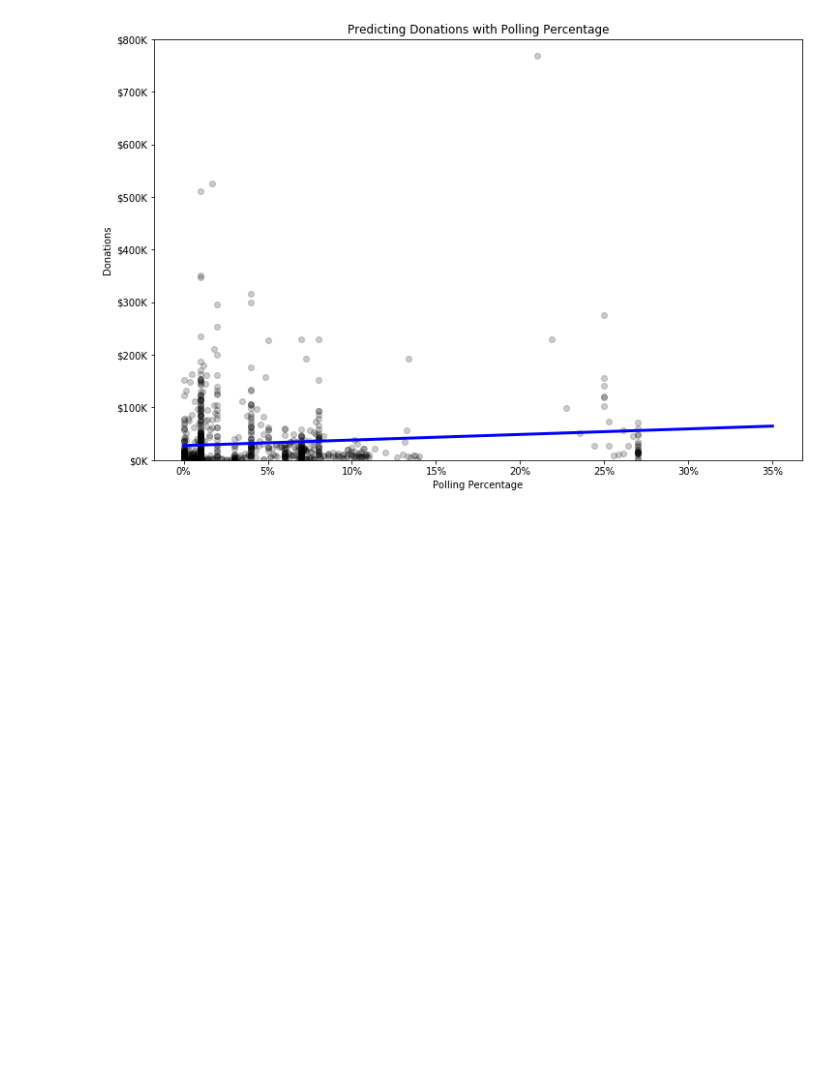
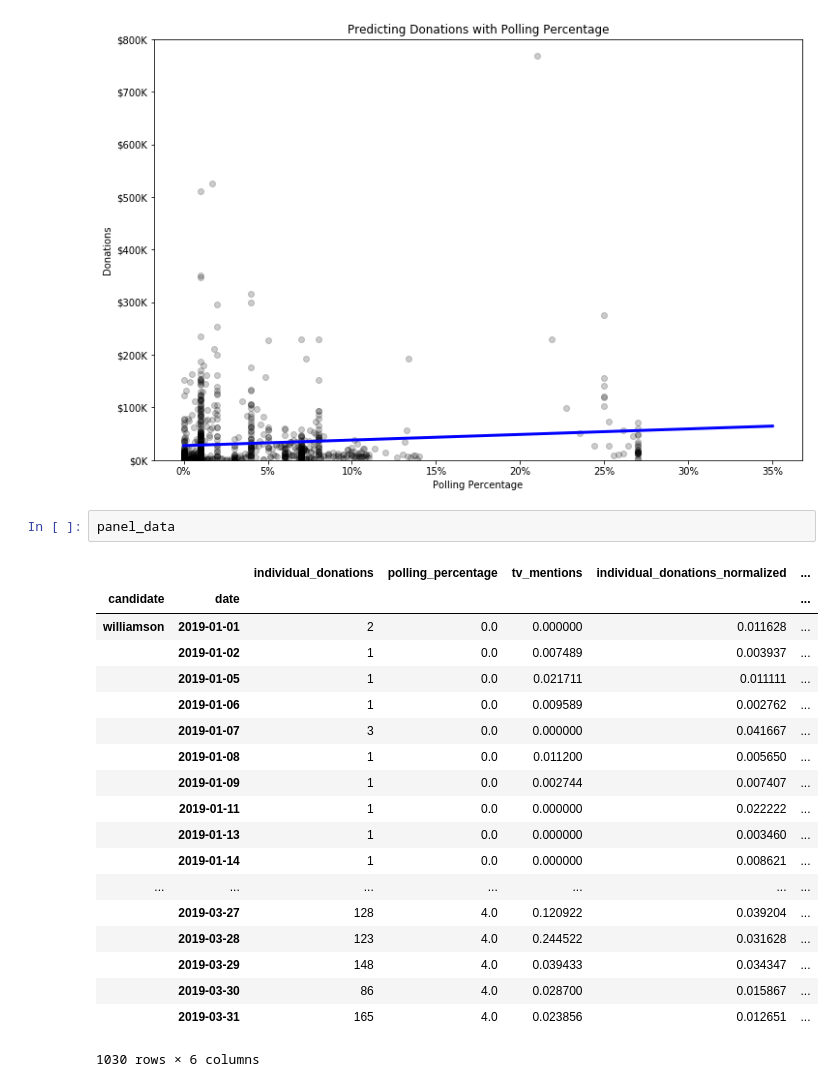
Before and after one commit to berkeley-politics-capstone/politics-capstone, a Jupyter notebook: src/polls_to_donations_model.ipynb, the cells around one changed output. Saved outputs shown, nothing was run; the diff lists cells and outputs as text; blank space fills up the shorter version.

```diff
--- a/src/polls_to_donations_model.ipynb
+++ b/src/polls_to_donations_model.ipynb
@@ -387,3 +515,25 @@ plt.title("Predicting Donations with Polling Percentage")
 # %% [output]
 Text(0.5, 1.0, 'Predicting Donations with Polling Percentage')
 [figure]
+# %%
+panel_data
+# %% [output]
+|  |  | individual_donations | polling_percentage | tv_mentions | individual_donations_normalized | ... |
+| candidate | date |  |  |  |  | ... |
+| williamson | 2019-01-01 | 2 | 0.0 | 0.000000 | 0.011628 | ... |
+|  | 2019-01-02 | 1 | 0.0 | 0.007489 | 0.003937 | ... |
+|  | 2019-01-05 | 1 | 0.0 | 0.021711 | 0.011111 | ... |
+|  | 2019-01-06 | 1 | 0.0 | 0.009589 | 0.002762 | ... |
+|  | 2019-01-07 | 3 | 0.0 | 0.000000 | 0.041667 | ... |
+|  | 2019-01-08 | 1 | 0.0 | 0.011200 | 0.005650 | ... |
+|  | 2019-01-09 | 1 | 0.0 | 0.002744 | 0.007407 | ... |
+|  | 2019-01-11 | 1 | 0.0 | 0.000000 | 0.022222 | ... |
+|  | 2019-01-13 | 1 | 0.0 | 0.000000 | 0.003460 | ... |
+|  | 2019-01-14 | 1 | 0.0 | 0.000000 | 0.008621 | ... |
+| ... | ... | ... | ... | ... | ... | ... |
+|  | 2019-03-27 | 128 | 4.0 | 0.120922 | 0.039204 | ... |
+|  | 2019-03-28 | 123 | 4.0 | 0.244522 | 0.031628 | ... |
+|  | 2019-03-29 | 148 | 4.0 | 0.039433 | 0.034347 | ... |
+|  | 2019-03-30 | 86 | 4.0 | 0.028700 | 0.015867 | ... |
+|  | 2019-03-31 | 165 | 4.0 | 0.023856 | 0.012651 | ... |
+1030 rows × 6 columns
```
Also changed, not shown: parts of 11 cells of this notebook, 2 other files.
